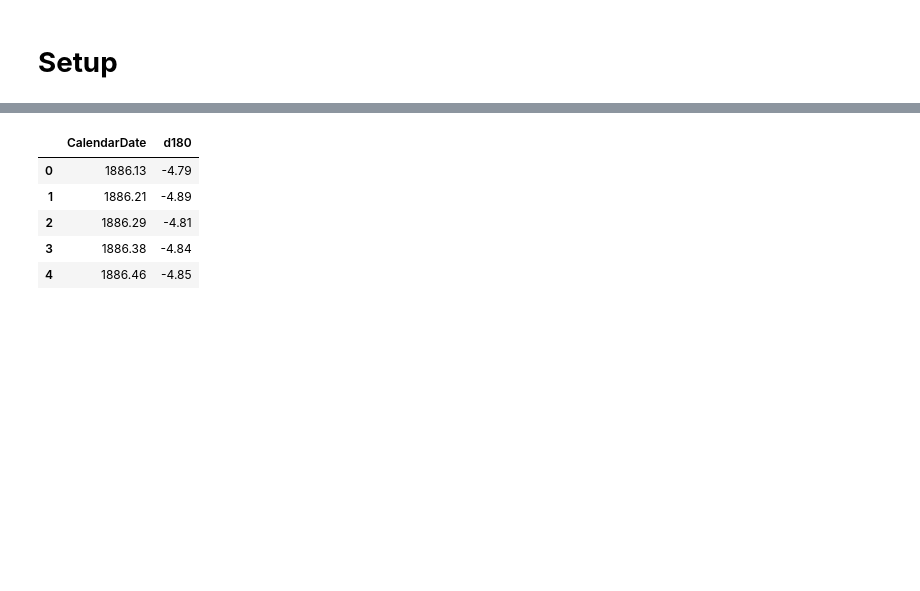
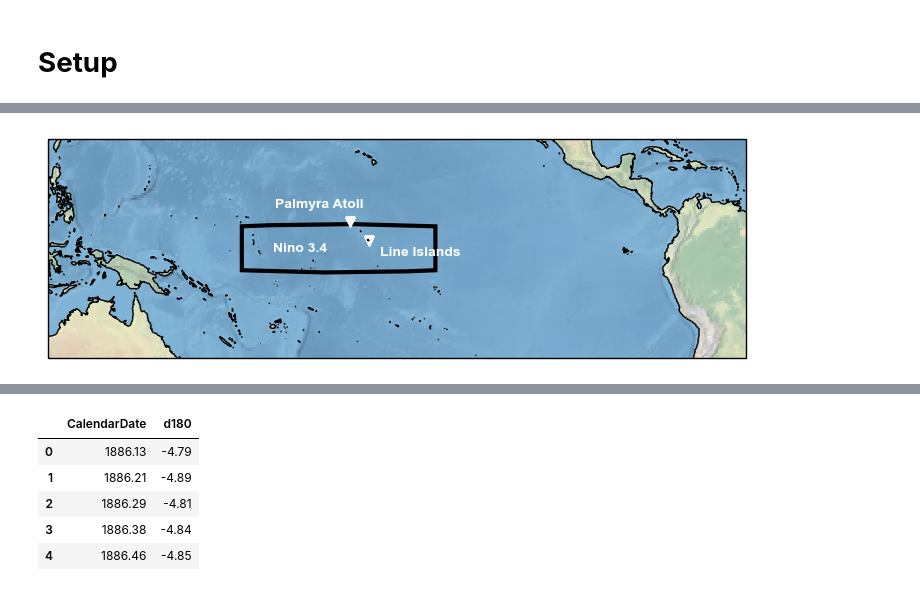
Before and after one commit to ClimateMatchAcademy/course-content, a Jupyter notebook: tutorials/W1D4_Paleoclimate/W1D4_Tutorial2.ipynb, the cells around one changed output, grey strips where cells are left out. Cells and saved outputs as stored; diff of their text form; code cells hidden in the pictures; blank space fills up the shorter version.

```diff
--- a/tutorials/W1D4_Paleoclimate/W1D4_Tutorial2.ipynb
+++ b/tutorials/W1D4_Paleoclimate/W1D4_Tutorial2.ipynb
@@ -72,0 +56,45 @@ The functionality in python allows us to ignore all of the information at the be
+# %%
+import cartopy.feature as cfeature
+
+# select data for the month of interest
+# data = precip.sel(time='1979-01-01', method='nearest')
+
+# initate plot with the specific figure size
+fig = plt.figure(figsize=(9,6))
+
+# set base map projection
+ax = plt.axes(projection=ccrs.Robinson(central_longitude=180))
+
+# add background image to show land and sea
+ax.stock_img()
+
+# add coastlines
+ax.add_feature(cfeature.COASTLINE)
+
+# add in rectangle showing Nino 3.4 region
+rectangle = patches.Rectangle((170, -5),50, 10, transform=ccrs.Geodetic(),edgecolor='k',
+facecolor="none", linewidth=3)
+ax.add_patch(rectangle)
+
+rx, ry = rectangle.get_xy()
+cx = rx + rectangle.get_width()/2.0
+cy = ry + rectangle.get_height()/2.0
+
+# add labels
+ax.annotate("Nino 3.4", (cx-10,cy), color='w', transform=ccrs.PlateCarree(), weight='bold', fontsize=10, ha='center', va='center')
+
+# add the proxy locations
+ax.scatter([-162.078333],[5.883611],transform=ccrs.PlateCarree(),
+          s= 50, marker = 'v',color = 'w')
+ax.scatter([-157.2],[1.7],transform=ccrs.Geodetic(),
+          s= 50, marker = 'v',color = 'w')
+
+# add labels
+ax.annotate("Palmyra Atoll", (-170,10), color='w', transform=ccrs.Geodetic(), weight='bold', fontsize=10, ha='center', va='center')
+
+ax.annotate("Line Islands", (-144,-1), color='w', transform=ccrs.Geodetic(), weight='bold', fontsize=10, ha='center', va='center')
+
+# change the map view to zoom in on central Pacific
+ax.set_extent((120, 300, -25, 25), crs =ccrs.PlateCarree())
+# %% [output]
+[figure, added]
```
Also changed, not shown: parts of 18 cells of this notebook.
